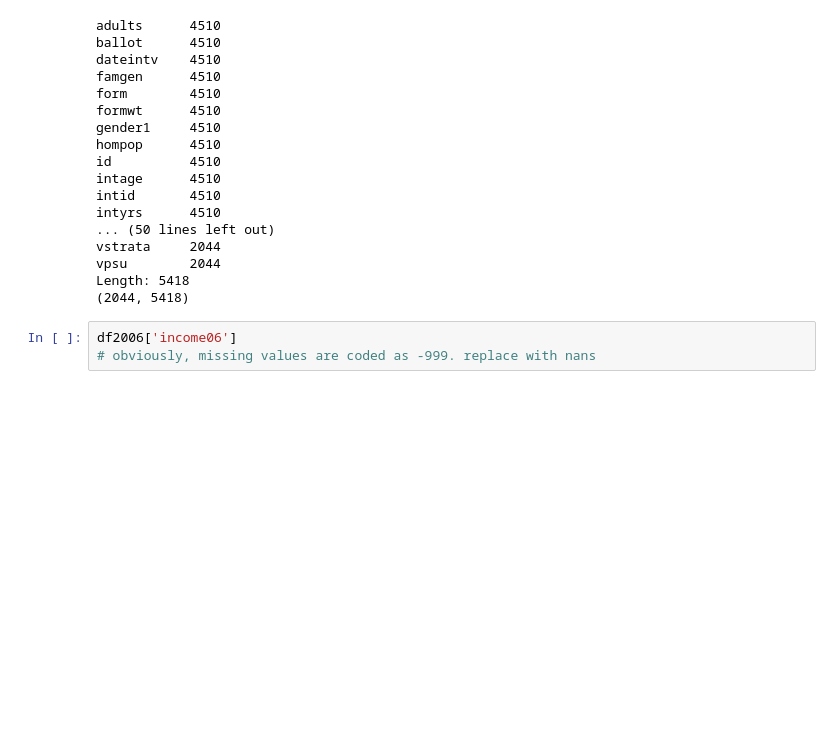
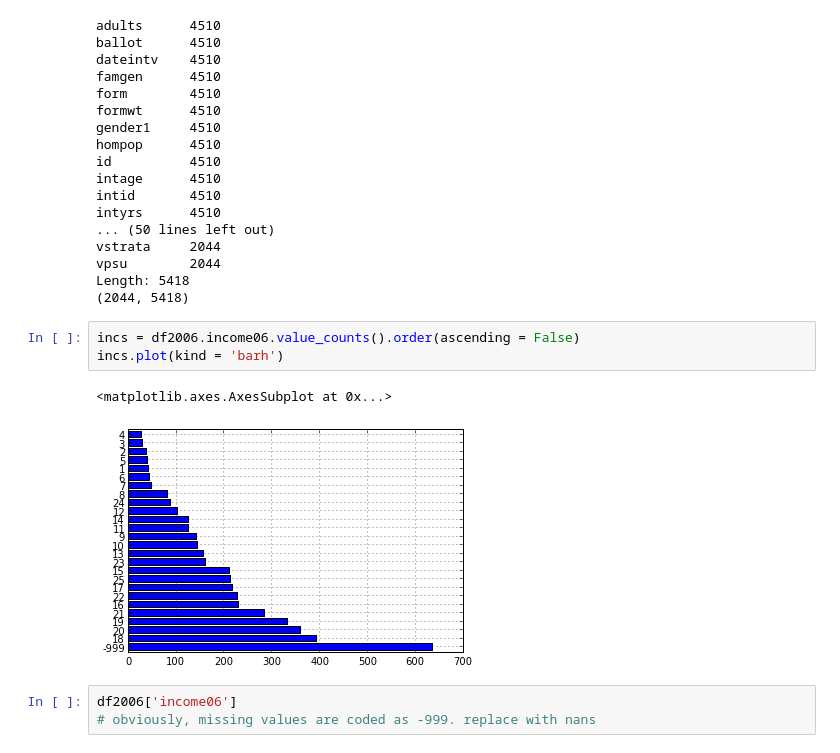
Before and after one commit to bchnge/columbia_datascience_assignment_4, a Jupyter notebook: notebooks/cleaning-bc.ipynb, the cells around one changed output. Saved outputs shown, nothing was run; the diff lists cells and outputs as text; blank space fills up the shorter version.

```diff
--- a/notebooks/cleaning-bc.ipynb
+++ b/notebooks/cleaning-bc.ipynb
@@ -39,6 +48,12 @@ vstrata     2044
 vpsu        2044
 Length: 5418
 (2044, 5418)
+# %%
+incs = df2006.income06.value_counts().order(ascending = False)
+incs.plot(kind = 'barh')
+# %% [output]
+<matplotlib.axes.AxesSubplot at 0x...>
+[figure, added]
 # %%
 df2006['income06']
 # obviously, missing values are coded as -999. replace with nans
```
Also changed, not shown: parts of 16 cells of this notebook.
